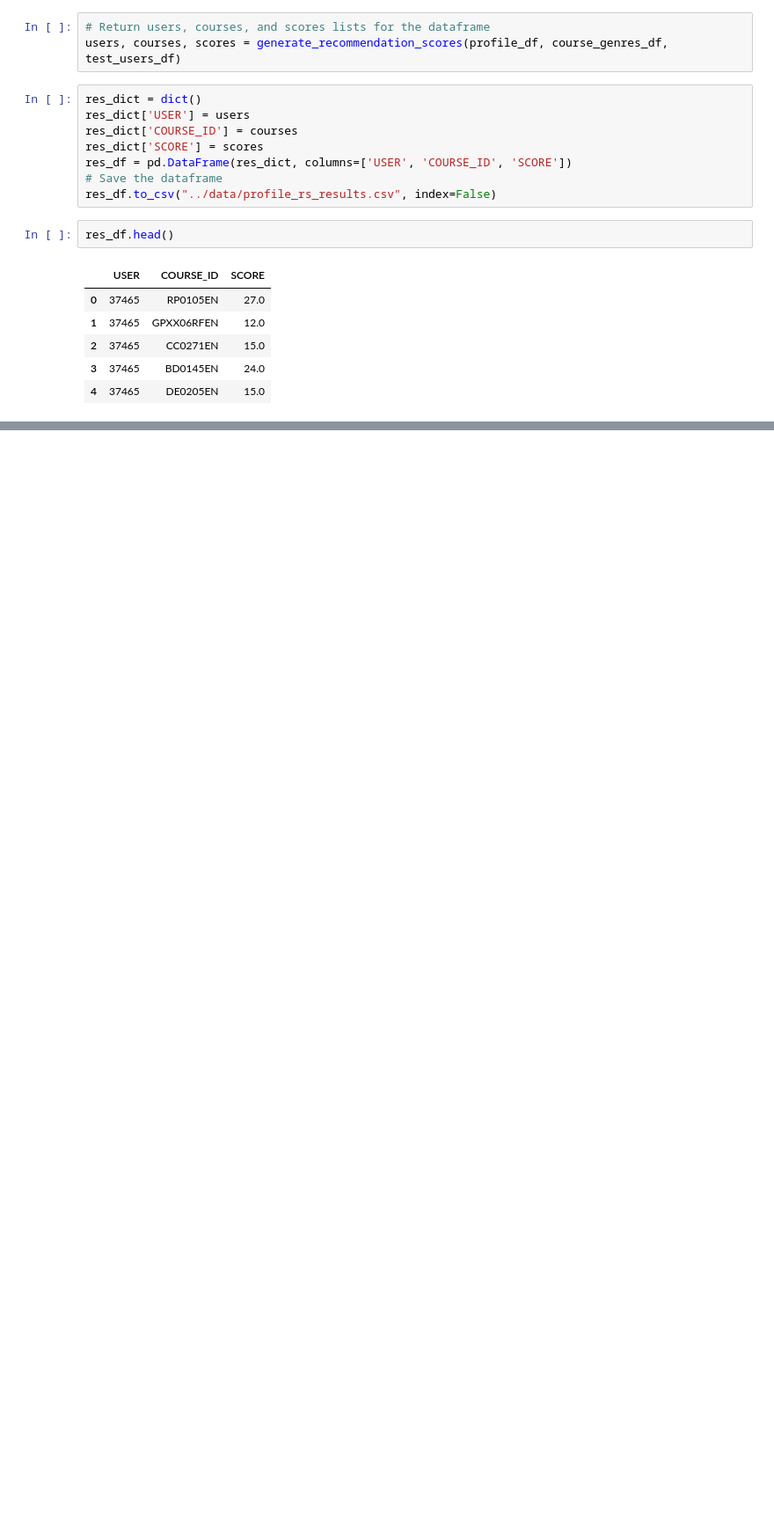
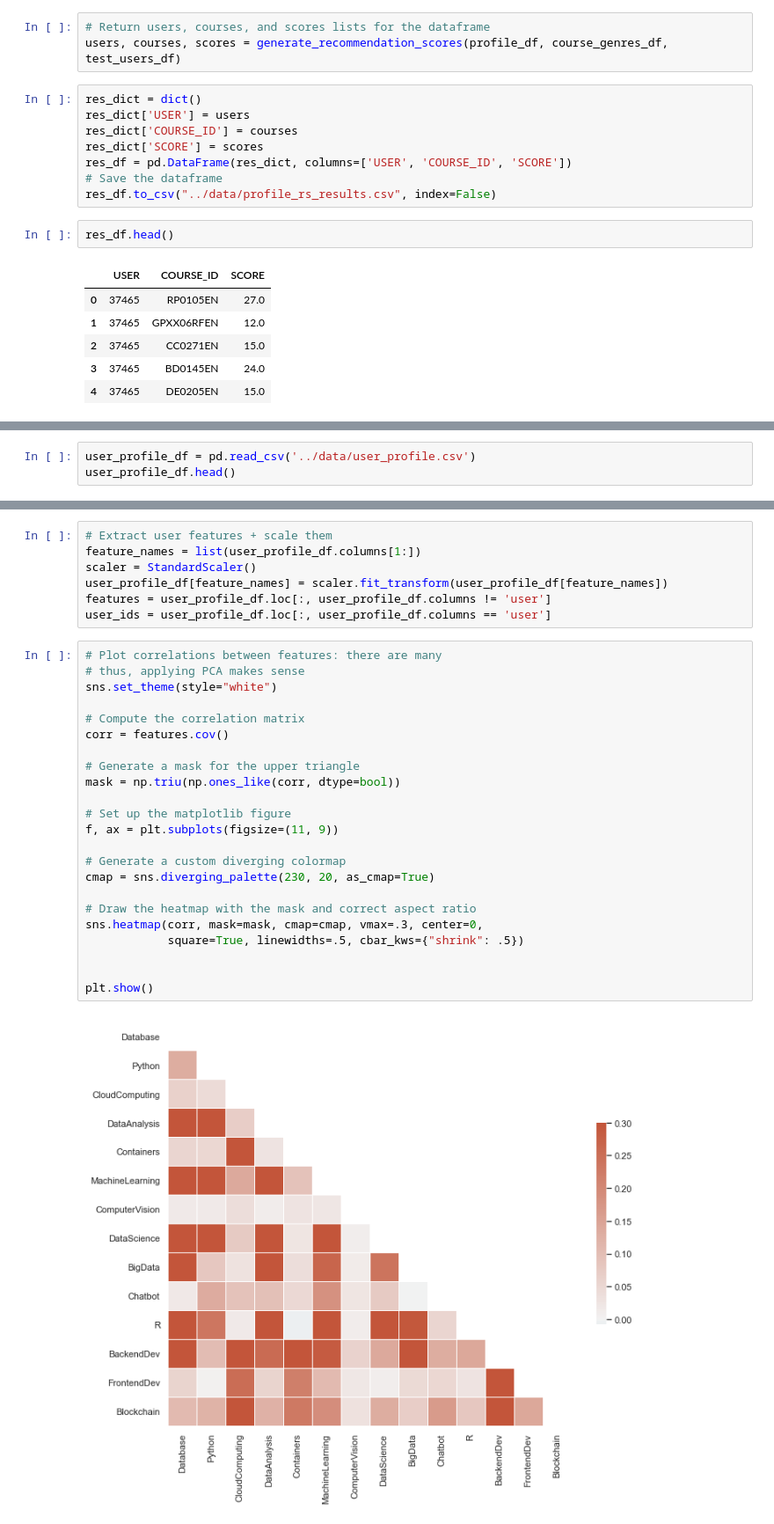
Before and after one commit to mxagar/course_recommender_streamlit, a Jupyter notebook: notebooks/03_Content_RecSys.ipynb, the cells around one changed output, grey strips where cells are left out. Shown at 88% size. Drawn from its saved outputs; the diff is of its cells as text; blank space fills up the shorter version.

```diff
--- a/notebooks/03_Content_RecSys.ipynb
+++ b/notebooks/03_Content_RecSys.ipynb
@@ -219,0 +426,3 @@ res_df.head()
+# %%
+user_profile_df = pd.read_csv('../data/user_profile.csv')
+user_profile_df.head()
@@ -219,0 +438,32 @@ res_df.head()
+# %%
+# Extract user features + scale them
+feature_names = list(user_profile_df.columns[1:])
+scaler = StandardScaler()
+user_profile_df[feature_names] = scaler.fit_transform(user_profile_df[feature_names])
+features = user_profile_df.loc[:, user_profile_df.columns != 'user']
+user_ids = user_profile_df.loc[:, user_profile_df.columns == 'user']
+# %%
+# Plot correlations between features: there are many
+# thus, applying PCA makes sense
+sns.set_theme(style="white")
+
+# Compute the correlation matrix
+corr = features.cov()
+
+# Generate a mask for the upper triangle
+mask = np.triu(np.ones_like(corr, dtype=bool))
+
+# Set up the matplotlib figure
+f, ax = plt.subplots(figsize=(11, 9))
+
+# Generate a custom diverging colormap
+cmap = sns.diverging_palette(230, 20, as_cmap=True)
+
+# Draw the heatmap with the mask and correct aspect ratio
+sns.heatmap(corr, mask=mask, cmap=cmap, vmax=.3, center=0,
+            square=True, linewidths=.5, cbar_kws={"shrink": .5})
+
+
+plt.show()
+# %% [output]
+[figure, added]
```
Also changed, not shown: parts of 53 cells of this notebook, 2 other files.
